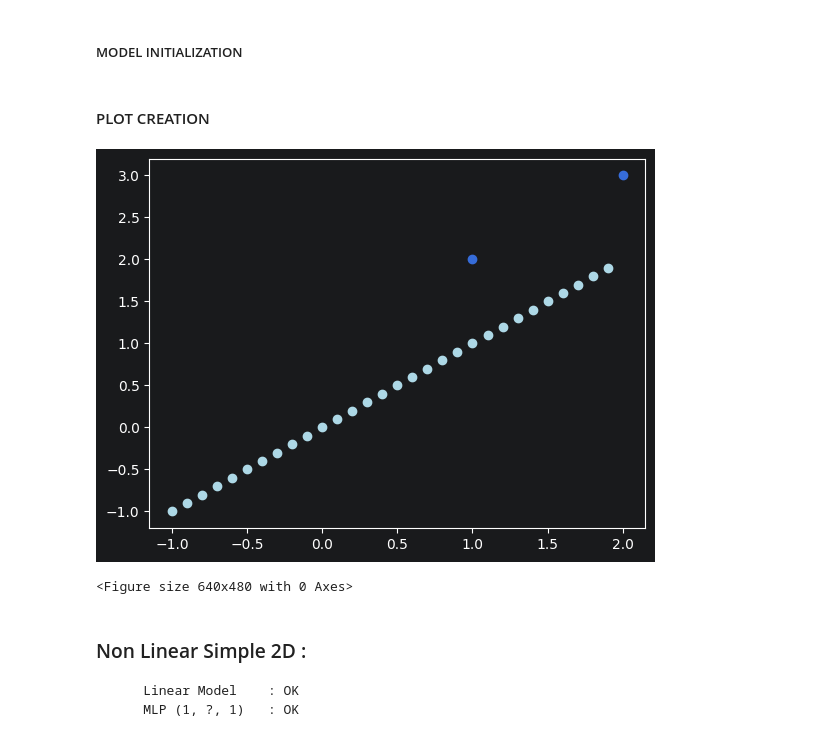
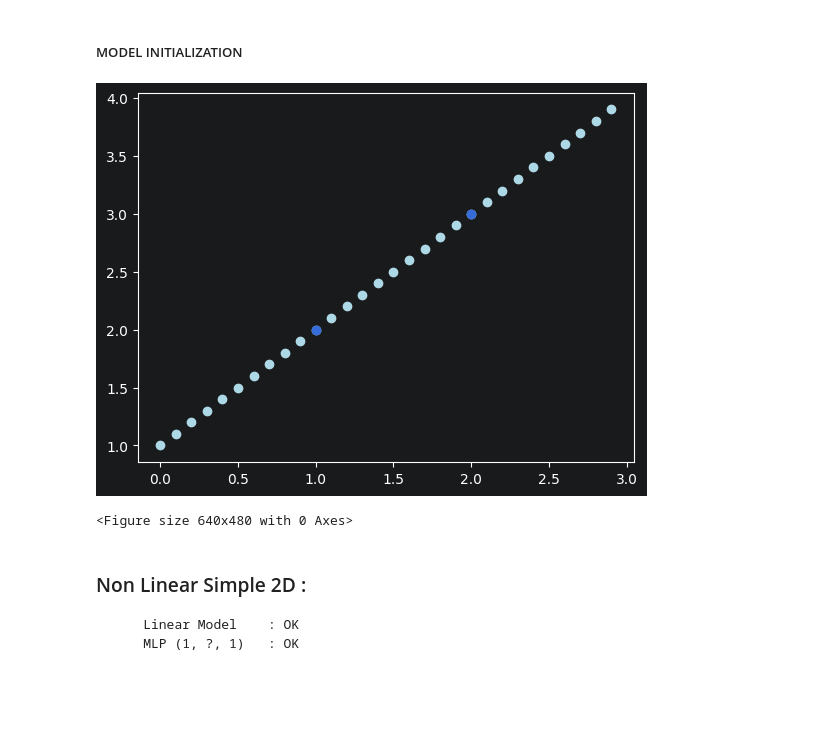
Before and after one commit to StarNova2/Annual-Project-ESGI, a Jupyter notebook: project/PythonProject/[Notebook] Cas de tests linear.ipynb, the cells around one changed output. Saved outputs shown, nothing was run; the diff lists cells and outputs as text; code cells hidden in the pictures; blank space fills up the shorter version.

Commit message:
Ajout du modele de régression + amélioration du programme de test

```diff
--- a/project/PythonProject/[Notebook] Cas de tests linear.ipynb
+++ b/project/PythonProject/[Notebook] Cas de tests linear.ipynb
@@ -448,5 +431,12 @@ points_to_predict_ = []
 # %%
-for i in range(-10, 20):
+linear_regre = LinearModelRust(input_dim=1)
+y_reshape = Y.reshape(-1, 1).astype(np.float32)
+linear_regre.regression(X, y_reshape)
+
+points_to_predict_ = []
+
+
+for i in range(30):
     points_to_predict_.append((i/10.0))
 points_to_predict_ = np.array(points_to_predict_)
 
@@ -454,18 +444,19 @@ labels = []
 predicted_point = []
 
 for p in points_to_predict_:
-    predicted_point.append(linear_regre.predict_labels(p))
+    predicted_point.append(linear_regre.predict(p))
 predicted_point = np.array(predicted_point)
+![image.png](attachment:35ee14a0-6de0-4540-a084-0e71bcd5196e.png)#%% md
+#### PLOT CREATION
-# %% [markdown]
-#### PLOT CREATION
 # %%
-plt.scatter(points_to_predict_, points_to_predict_, c="lightblue")
+plt.scatter(points_to_predict_, predicted_point, c="lightblue")
 
 plt.scatter(X,Y)
 plt.show()
 plt.clf()
+linear_regre.close()
 # %% [output]
-[figure, old version]
+[figure, new version]
 <Figure size 640x480 with 0 Axes>
 # %% [markdown]
  ### Non Linear Simple 2D :
```
Also changed, not shown: parts of 18 cells of this notebook, 27 other files.
